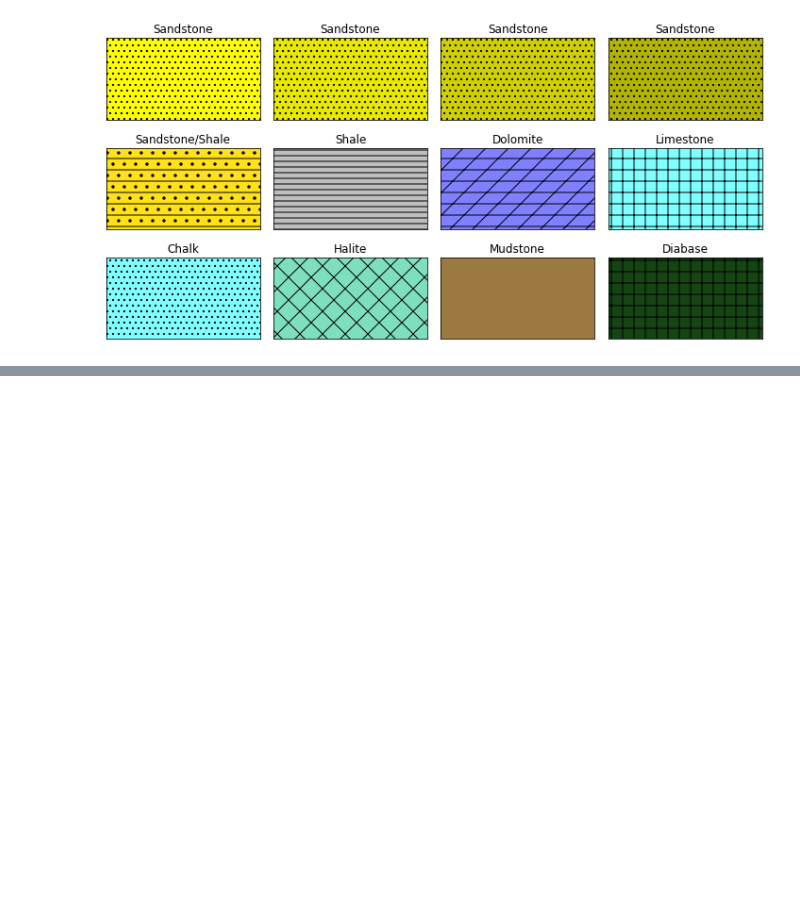
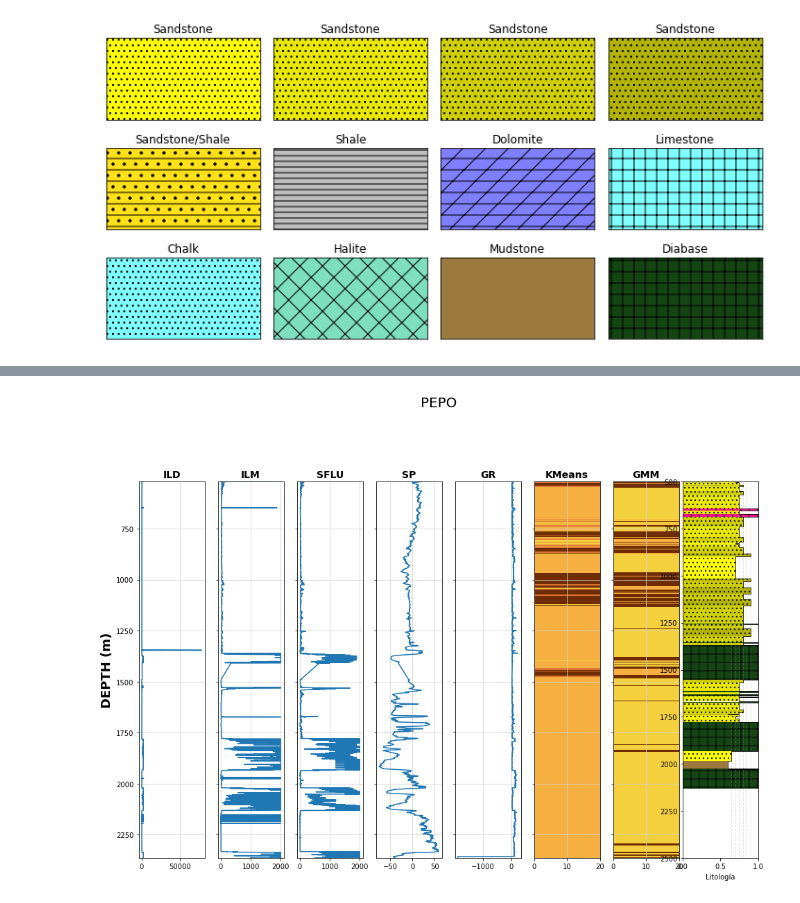
Before and after one commit to rubensdmp/Well-Logs-Cuenca-Norte, a Jupyter notebook: 01-Log-Belen.ipynb, the cells around one changed output, grey strips where cells are left out. Saved outputs shown, nothing was run; the diff lists cells and outputs as text; code cells hidden in the pictures; blank space fills up the shorter version.

```diff
--- a/01-Log-Belen.ipynb
+++ b/01-Log-Belen.ipynb
@@ -562,0 +802,35 @@ plt.show()
+# %%
+# Create the KMeans model with the selected number of clusters
+kmeans = KMeans(n_clusters=5)
+
+# Fit the model to our dataset
+kmeans.fit(workingdf[['ILD', 'ILM', 'SFLU', 'SP', 'GR']])
+
+# Assign the data back to the workingdf
+workingdf['KMeans'] = kmeans.labels_
+# %%
+# Create the gmm model with the selected number of clusters/components
+gmm = GaussianMixture(n_components=5)
+
+# Fit the model to our dataset
+gmm.fit(workingdf[['ILD', 'ILM', 'SFLU', 'SP', 'GR']])
+
+# Predict the labels
+gmm_labels = gmm.predict(workingdf[['ILD', 'ILM', 'SFLU', 'SP', 'GR']])
+
+# Assign the labels back to the workingdf
+workingdf['GMM'] = gmm_labels
+# %%
+# Setup the curves to plot
+curves_to_plot = ['ILD', 'ILM', 'SFLU', 'SP', 'GR', 'KMeans','GMM']
+logarithmic_curves = ['RDEP']
+facies_curve=['KMeans','GMM']
+
+# Create plot by passing in the relevant well index numberb
+cmap_facies = create_plot('PEPO',
+            workingdf,
+            curves_to_plot,
+            workingdf['DEPT:2'],
+            logarithmic_curves, facies_curve)
+# %% [output]
+[figure, added]
```
Also changed, not shown: parts of 18 cells of this notebook, 4 other files.
